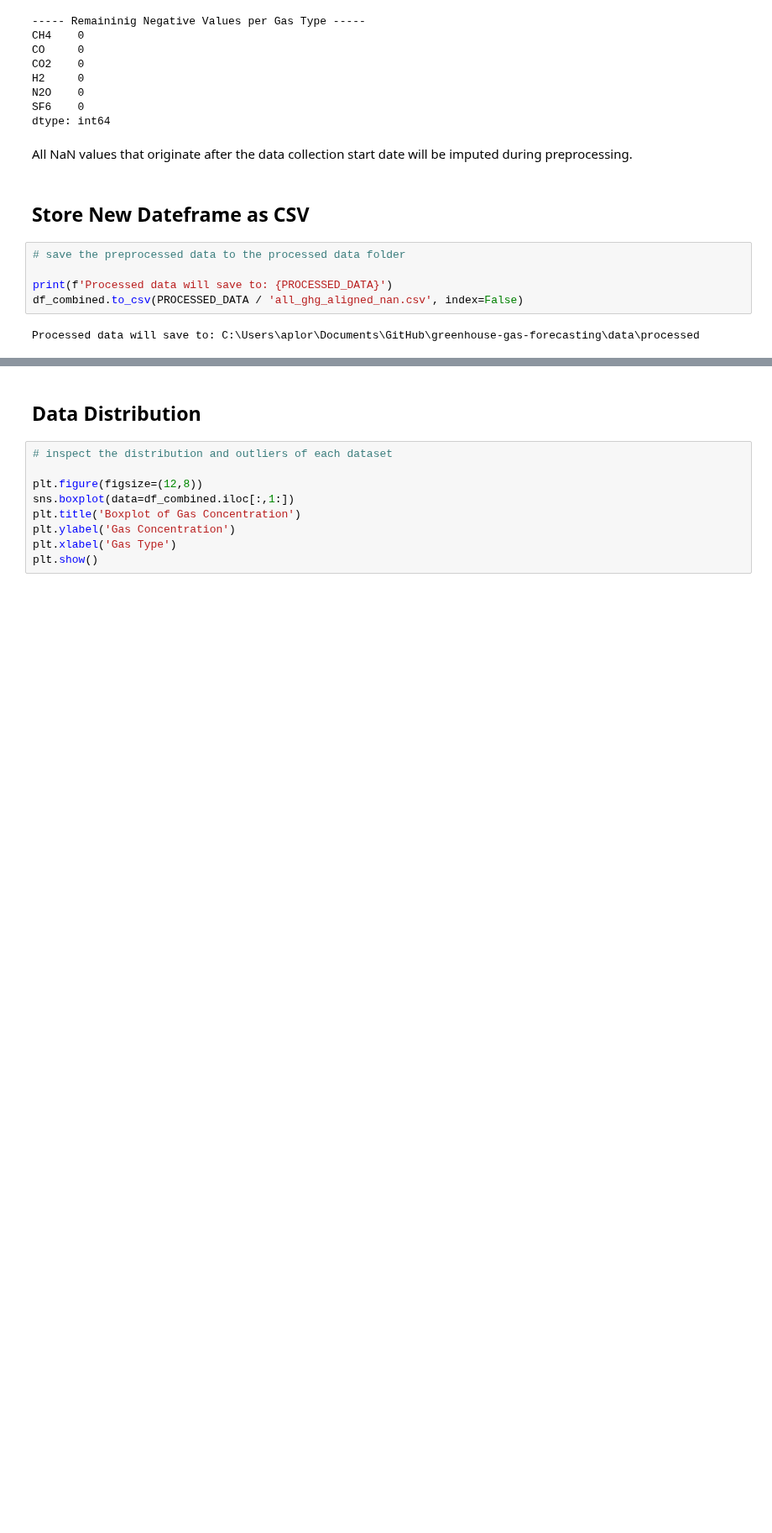
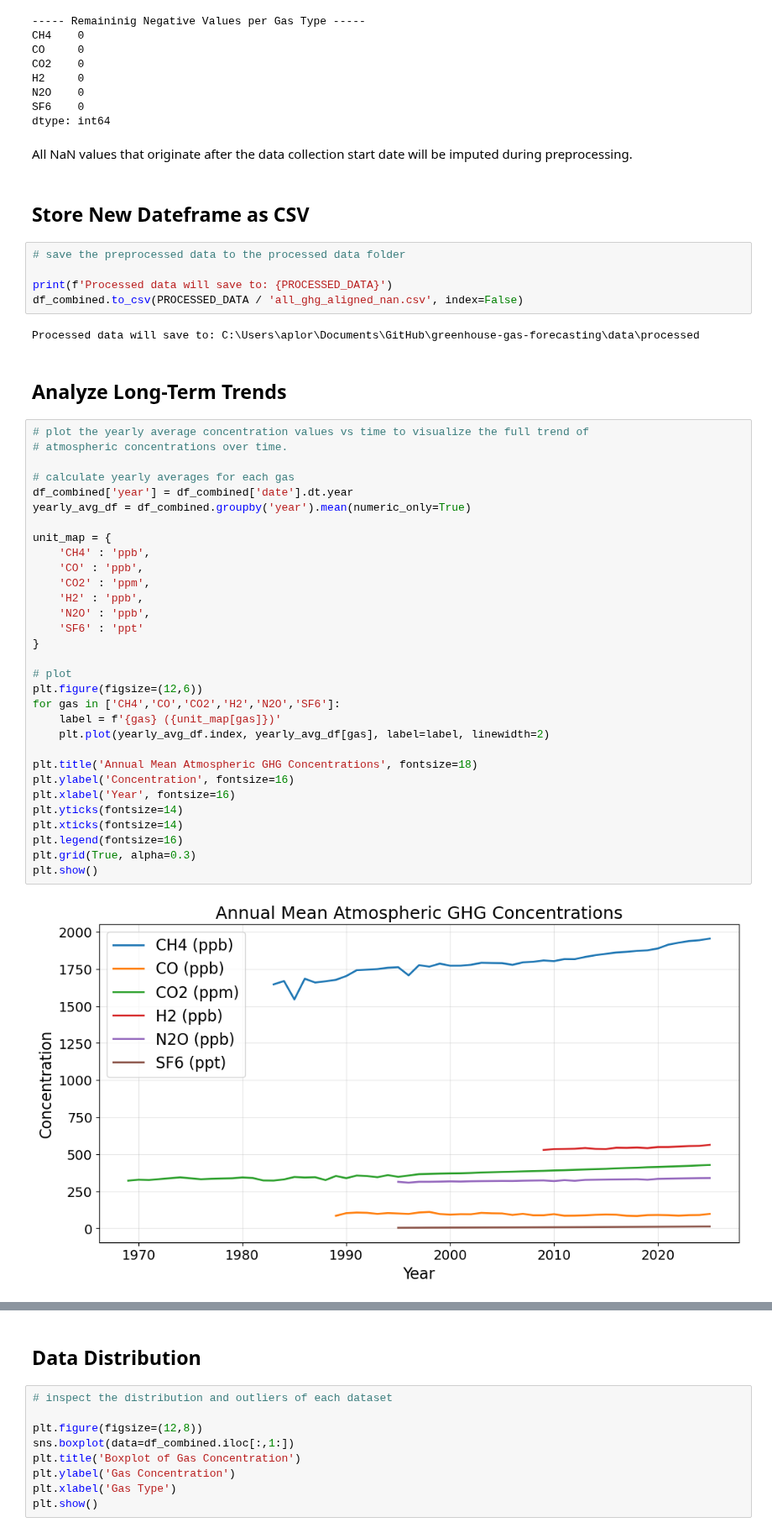
Before and after one commit to apl888/greenhouse-gas-forecasting, a Jupyter notebook: notebooks/2_all_gas_eda.ipynb, the cells around one changed output, grey strips where cells are left out. Shown at 84% size. Drawn from its saved outputs; the diff is of its cells as text; blank space fills up the shorter version.

```diff
--- a/notebooks/2_all_gas_eda.ipynb
+++ b/notebooks/2_all_gas_eda.ipynb
@@ -186,3 +187,38 @@ print(f'Processed data will save to: {PROCESSED_DATA}')
 df_combined.to_csv(PROCESSED_DATA / 'all_ghg_aligned_nan.csv', index=False)
 # %% [output]
 Processed data will save to: C:\Users\aplor\Documents\GitHub\greenhouse-gas-forecasting\data\processed
+# %% [markdown]
+## Analyze Long-Term Trends
+# %%
+# plot the yearly average concentration values vs time to visualize the full trend of
+# atmospheric concentrations over time.
+
+# calculate yearly averages for each gas
+df_combined['year'] = df_combined['date'].dt.year
+yearly_avg_df = df_combined.groupby('year').mean(numeric_only=True)
+
+unit_map = {
+    'CH4' : 'ppb',
+    'CO' : 'ppb',
+    'CO2' : 'ppm',
+    'H2' : 'ppb',
+    'N2O' : 'ppb',
+    'SF6' : 'ppt'
+}
+
+# plot
+plt.figure(figsize=(12,6))
+for gas in ['CH4','CO','CO2','H2','N2O','SF6']:
+    label = f'{gas} ({unit_map[gas]})'
+    plt.plot(yearly_avg_df.index, yearly_avg_df[gas], label=label, linewidth=2)
+
+plt.title('Annual Mean Atmospheric GHG Concentrations', fontsize=18)
+plt.ylabel('Concentration', fontsize=16)
+plt.xlabel('Year', fontsize=16)
+plt.yticks(fontsize=14)
+plt.xticks(fontsize=14)
+plt.legend(fontsize=16)
+plt.grid(True, alpha=0.3)
+plt.show()
+# %% [output]
+[figure, added]
```
Also changed, not shown: parts of 7 cells of this notebook, 1 other file.
